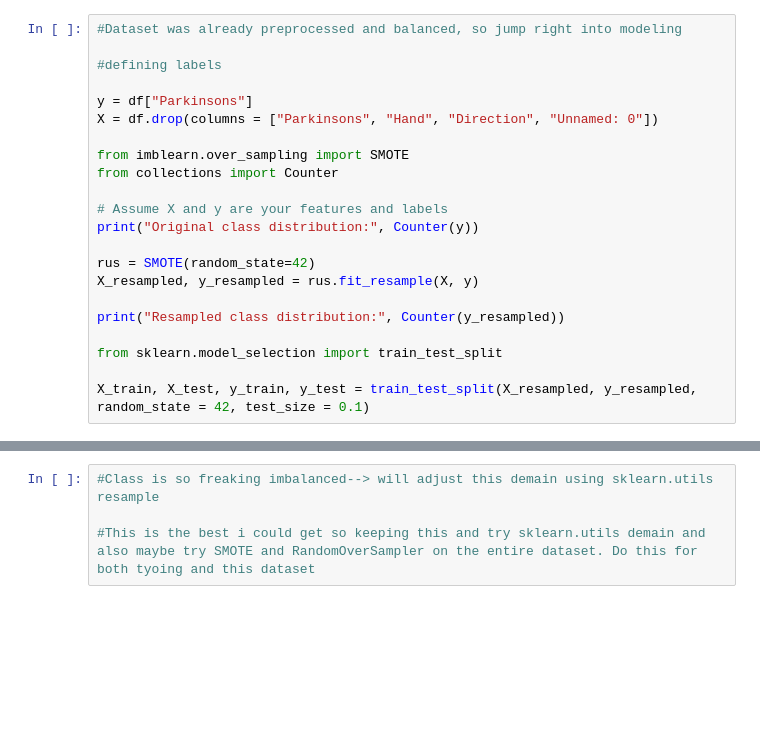
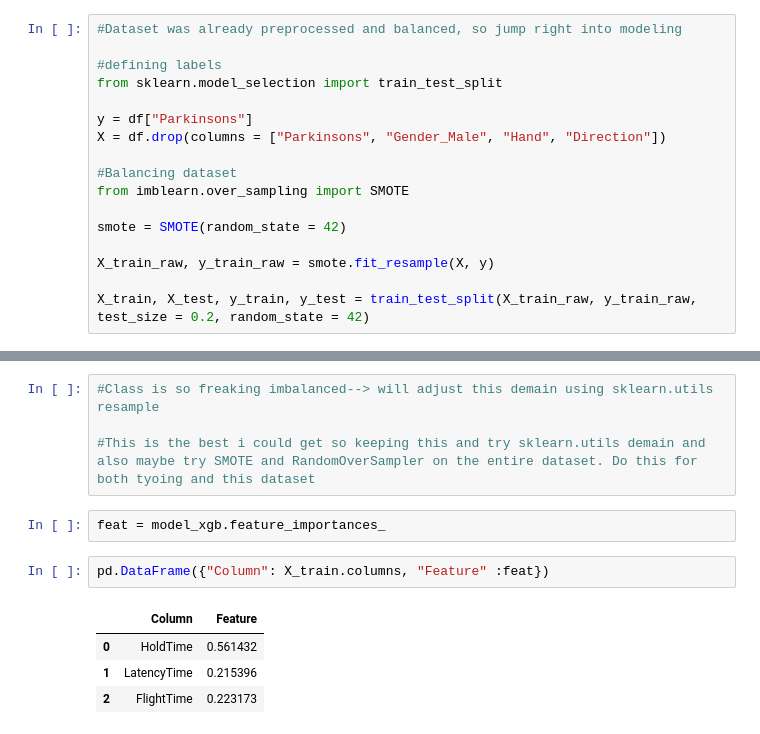
Before and after one commit to idranne/Columbia-DBMI-, a Jupyter notebook: Typing dataset/xgboost.ipynb, the cells around one changed output, grey strips where cells are left out. Drawn from its saved outputs; the diff is of its cells as text; blank space fills up the shorter version.

```diff
--- a/Typing dataset/xgboost.ipynb
+++ b/Typing dataset/xgboost.ipynb
@@ -46,21 +45,16 @@ Name: count, dtype: int64
 #Dataset was already preprocessed and balanced, so jump right into modeling
 
 #defining labels
+from sklearn.model_selection import train_test_split
 
 y = df["Parkinsons"]
-X = df.drop(columns = ["Parkinsons", "Hand", "Direction", "Unnamed: 0"])
+X = df.drop(columns = ["Parkinsons", "Gender_Male", "Hand", "Direction"])
 
+#Balancing dataset
 from imblearn.over_sampling import SMOTE
-from collections import Counter
 
-# Assume X and y are your features and labels
-print("Original class distribution:", Counter(y))
+smote = SMOTE(random_state = 42)
 
-rus = SMOTE(random_state=42)
-X_resampled, y_resampled = rus.fit_resample(X, y)
+X_train_raw, y_train_raw = smote.fit_resample(X, y)
 
-print("Resampled class distribution:", Counter(y_resampled))
-
-from sklearn.model_selection import train_test_split
-
-X_train, X_test, y_train, y_test = train_test_split(X_resampled, y_resampled, random_state = 42, test_size = 0.1)
+X_train, X_test, y_train, y_test = train_test_split(X_train_raw, y_train_raw, test_size = 0.2, random_state = 42)
@@ -119,3 +110,12 @@ weighted avg       0.60      0.60      0.60      6497
 #Class is so freaking imbalanced--> will adjust this demain using sklearn.utils resample
 
 #This is the best i could get so keeping this and try sklearn.utils demain and also maybe try SMOTE and RandomOverSampler on the entire dataset. Do this for both tyoing and this dataset
+# %%
+feat = model_xgb.feature_importances_
+# %%
+pd.DataFrame({"Column": X_train.columns, "Feature" :feat})
+# %% [output]
+|  | Column | Feature |
+| 0 | HoldTime | 0.561432 |
+| 1 | LatencyTime | 0.215396 |
+| 2 | FlightTime | 0.223173 |
```
Also changed, not shown: parts of 10 cells of this notebook, 3 other files.
